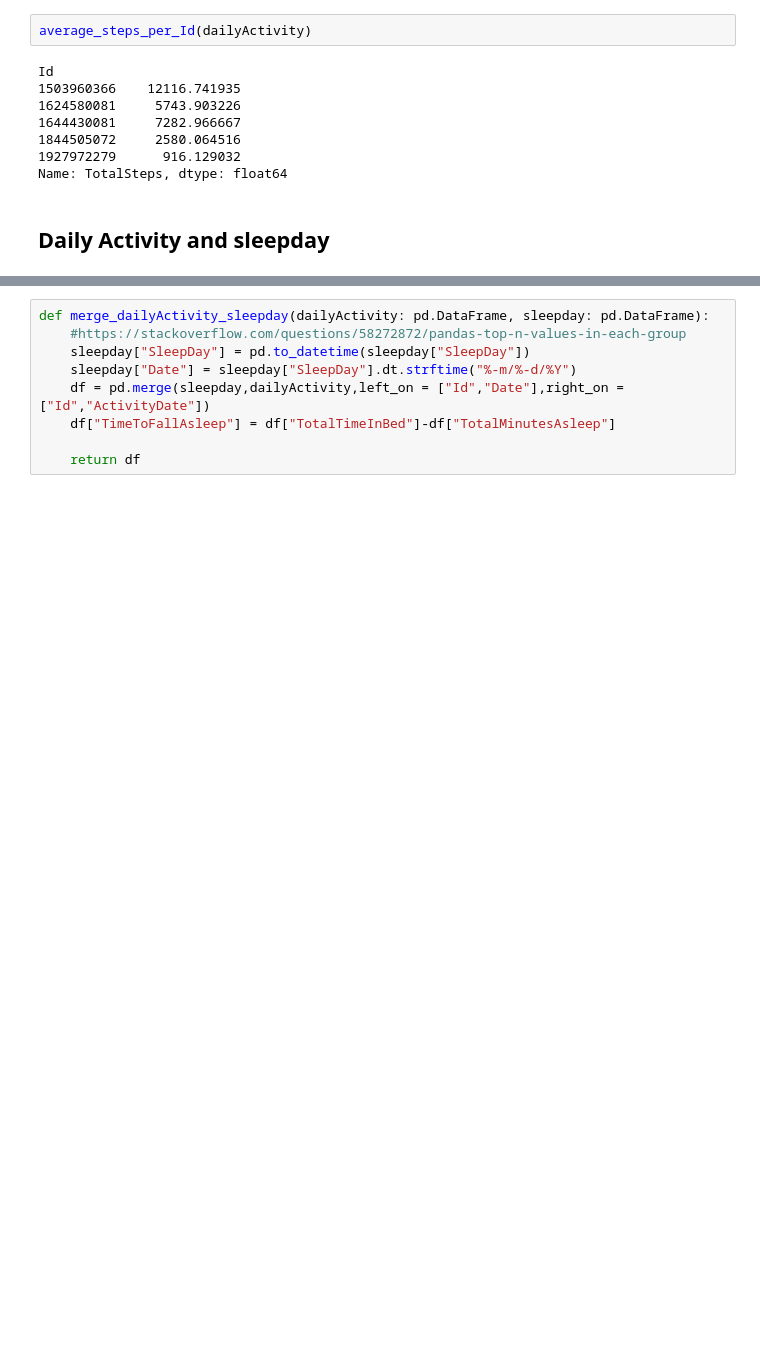
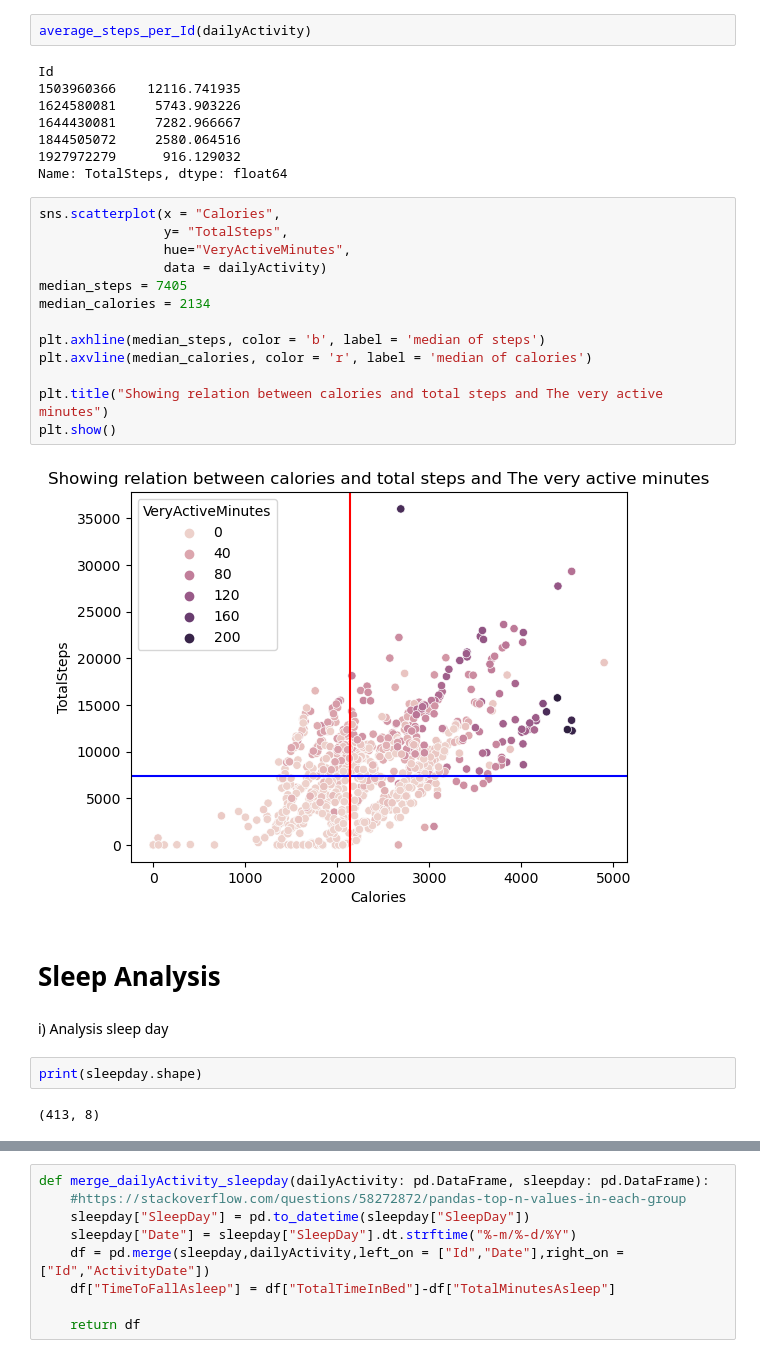
Before and after one commit to Hebbo23/Project-Big-Data---Group-22, a Jupyter notebook: final project code.ipynb, the cells around one changed output, grey strips where cells are left out. Drawn from its saved outputs; the diff is of its cells as text; blank space fills up the shorter version.

```diff
--- a/final project code.ipynb
+++ b/final project code.ipynb
@@ -559,5 +538,26 @@ Id
 1844505072     2580.064516
 1927972279      916.129032
 Name: TotalSteps, dtype: float64
-# %% [markdown]
-## Daily Activity and sleepday
+# %%
+sns.scatterplot(x = "Calories",
+                y= "TotalSteps",
+                hue="VeryActiveMinutes",
+                data = dailyActivity)
+median_steps = 7405
+median_calories = 2134
+
+plt.axhline(median_steps, color = 'b', label = 'median of steps')
+plt.axvline(median_calories, color = 'r', label = 'median of calories')
+
+plt.title("Showing relation between calories and total steps and The very active minutes")
+plt.show()
+# %% [output]
+[figure, added]
+# %% [markdown]
+# Sleep Analysis
+# %% [markdown]
+i) Analysis sleep day
+# %%
+print(sleepday.shape)
+# %% [output]
+(413, 8)
```
Also changed, not shown: parts of 23 cells of this notebook.
